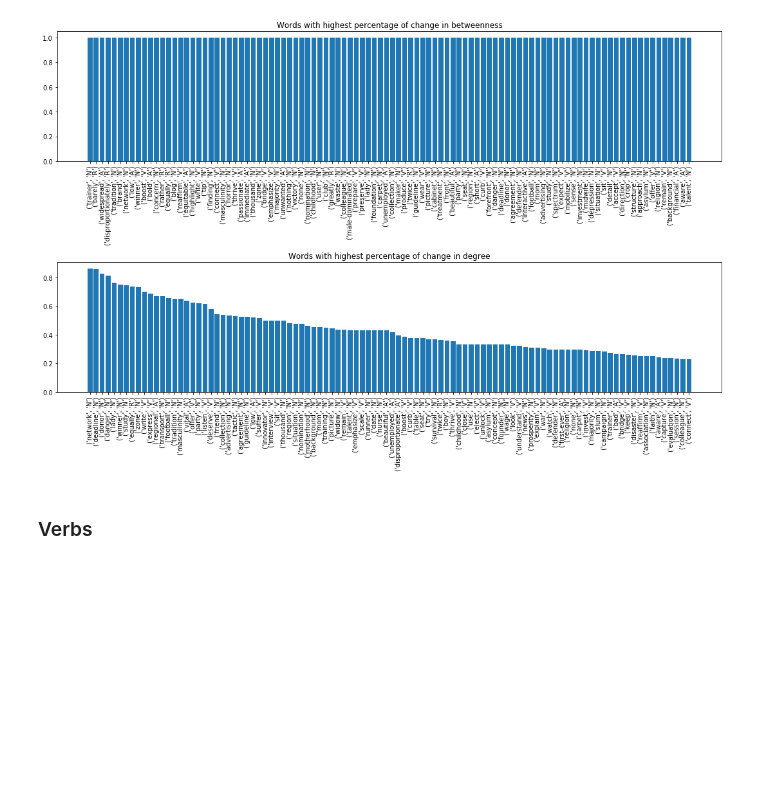
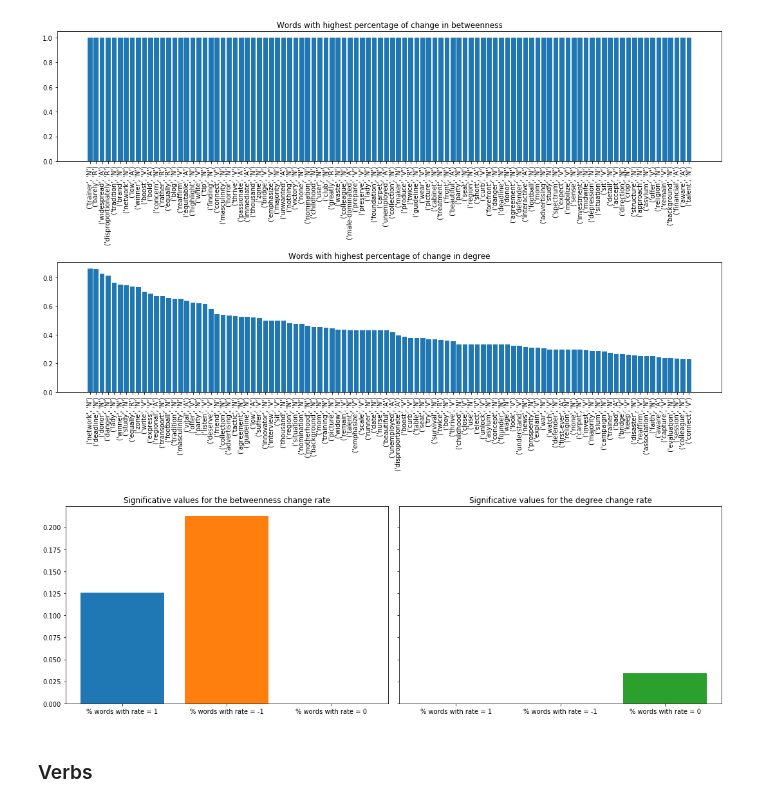
Before and after one commit to damiclem/feminism_network, a Jupyter notebook: analysis.ipynb, the cells around one changed output. Drawn from its saved outputs; the diff is of its cells as text; code cells hidden in the pictures; blank space fills up the shorter version.

```diff
--- a/analysis.ipynb
+++ b/analysis.ipynb
@@ -649,6 +649,32 @@ _ = plt.tight_layout()
 _ = plt.show()
 # %% [output]
 [figure]
+# %%
+btw1 = sum(rate_btw == 1)/len(rate_btw)
+btw2 = sum(rate_btw == -1)/len(rate_btw)
+btw3 = sum(rate_btw == 0)/len(rate_btw)
+
+deg1 = sum(rate_degree == 1)/len(rate_degree)
+deg2 = sum(rate_degree == -1)/len(rate_degree)
+deg3 = sum(rate_degree == 0)/len(rate_degree)
+# %%
+# Show node differences
+fig, ax = plt.subplots(1,2,figsize=(15, 5), sharey=True)
+
+_ = ax[0].set_title('Significative values for the betweenness change rate')
+_ = ax[0].bar(['% words with rate = 1'], [btw1])
+_ = ax[0].bar(['% words with rate = -1'], [btw2])
+_ = ax[0].bar(['% words with rate = 0'], [btw3])
+
+_ = ax[1].set_title('Significative values for the degree change rate')
+_ = ax[1].bar(['% words with rate = 1'], [deg1])
+_ = ax[1].bar(['% words with rate = -1'], [deg2])
+_ = ax[1].bar(['% words with rate = 0'], [deg3])
+
+_ = plt.tight_layout()
+_ = plt.show()
+# %% [output]
+[figure, added]
 # %% [markdown]
 ### Verbs
 # %%
```
Also changed, not shown: parts of 4 cells of this notebook.
